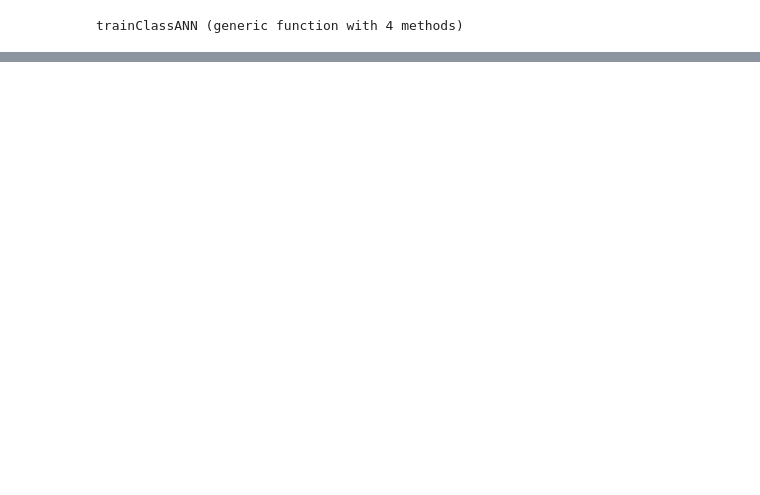
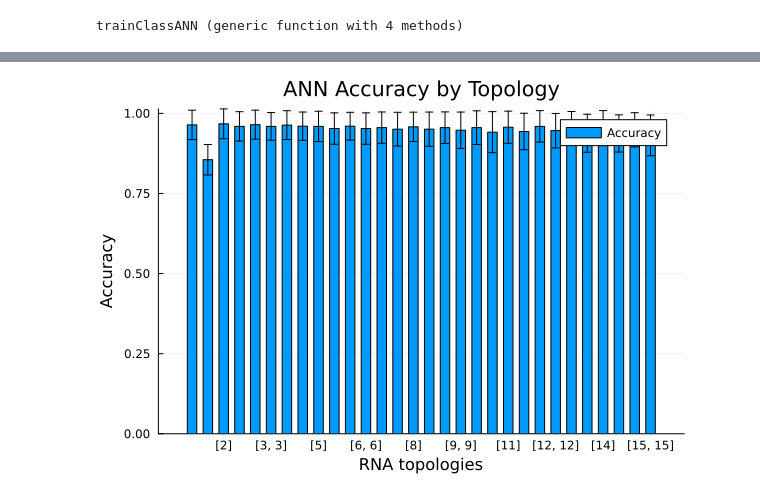
Before and after one commit to AlejandroDopico2/MIA_ML1, a Jupyter notebook: Unit 5 - Cross-validation.ipynb, the cells around one changed output, grey strips where cells are left out. Drawn from its saved outputs; the diff is of its cells as text; code cells hidden in the pictures; blank space fills up the shorter version.

```diff
--- a/Unit 5 - Cross-validation.ipynb
+++ b/Unit 5 - Cross-validation.ipynb
@@ -393,0 +465,16 @@ display(plt)
+# %%
+# Import necessary packages
+using Plots
+
+# Convert topologies to strings for plotting
+text_topologies = ["[" * join(map(string, sublist), ", ") * "]" for sublist in topologies]
+
+# Create bar plot of test accuracies with error bars
+plt = bar(text_topologies, testAccuracies, yerror=testAccuraciesStd, label="Accuracy", legend=:topright,
+    title="ANN Accuracy by Topology",
+    xlabel="RNA topologies", ylabel="Accuracy", bar_width=0.6)
+
+# Display plot
+display(plt)
+# %% [output]
+[figure, added]
```
Also changed, not shown: parts of 9 cells of this notebook, 2 other files.
